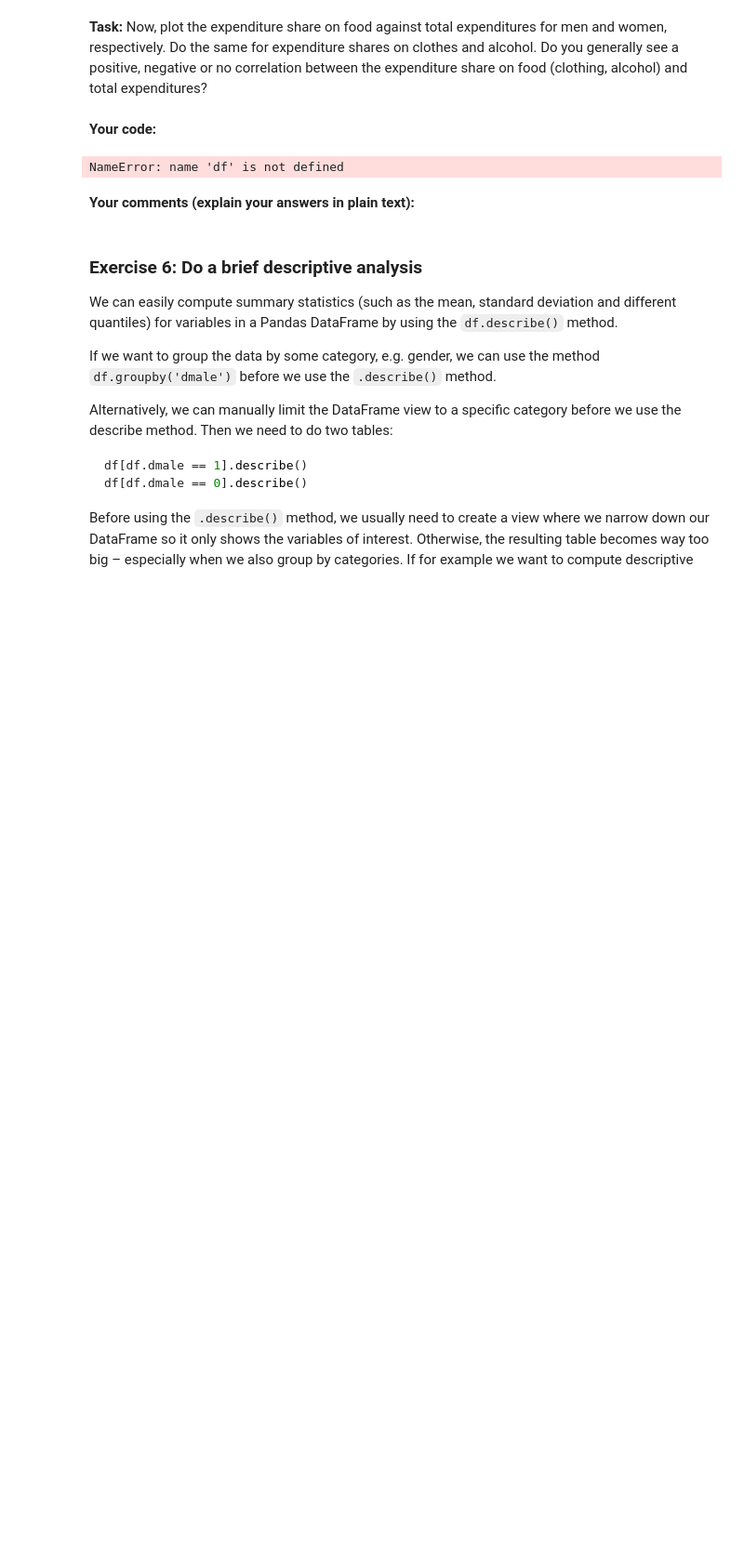
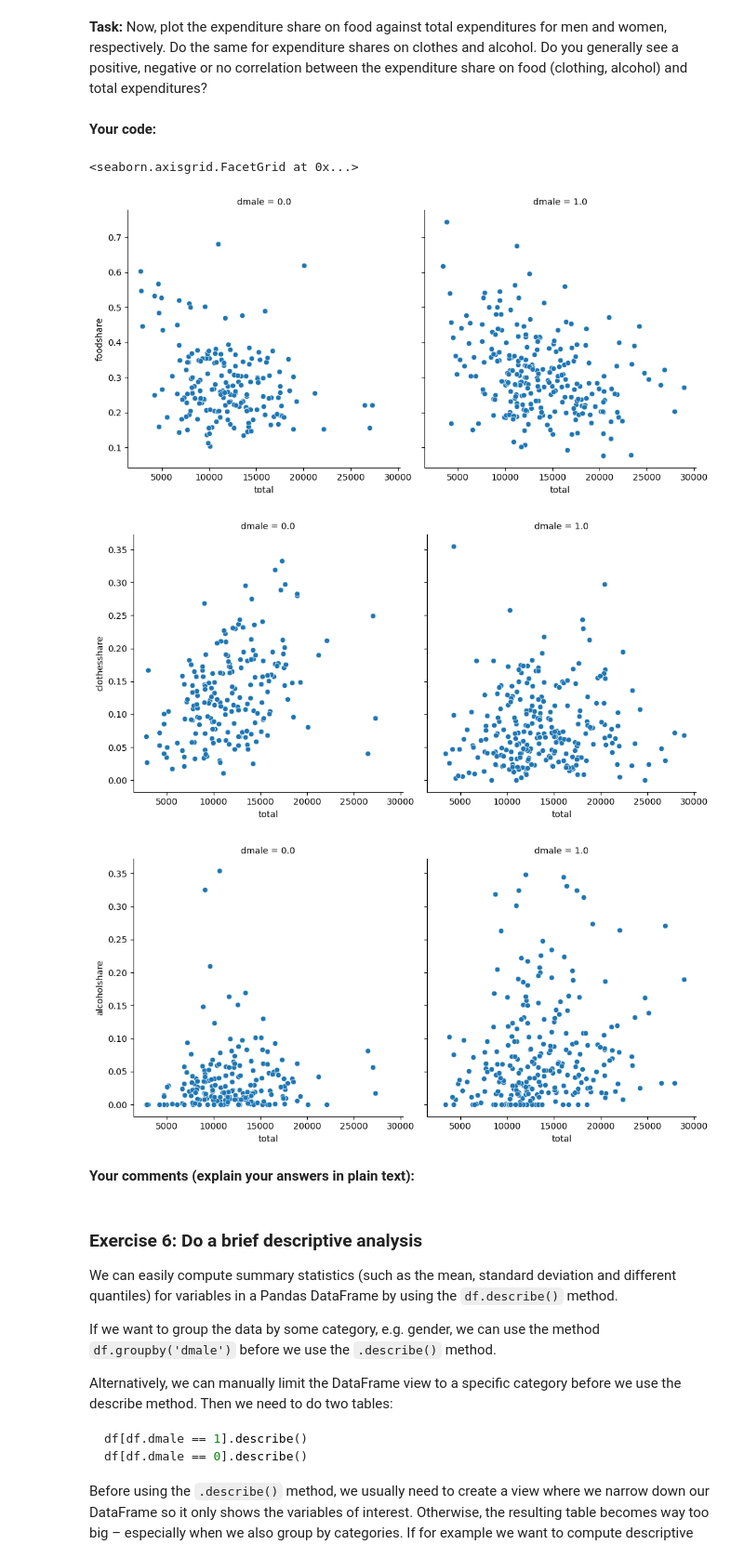
Before and after one commit to claradammazzouzi-sudo/EconometricsA, a Jupyter notebook: 2_class/PS1_Descriptive_Analysis/ex_ante_my_version.ipynb, the cells around one changed output. Shown at 93% size. Cells and saved outputs as stored; diff of their text form; code cells hidden in the pictures; blank space fills up the shorter version.

```diff
--- a/2_class/PS1_Descriptive_Analysis/ex_ante_my_version.ipynb
+++ b/2_class/PS1_Descriptive_Analysis/ex_ante_my_version.ipynb
@@ -349,9 +346,16 @@ share on food (clothing, alcohol) and total expenditures?
 # %%
 import seaborn as sns
 
-sns.relplot(x='xfath',y='food', col='dmale', data=df )
+sns.relplot(y='foodshare', x='total', col='dmale', data=df)
+
+sns.relplot(y='clothesshare', x='total', col='dmale', data=df)
+
+sns.relplot(y='alcoholshare', x='total', col='dmale', data=df)
 # %% [output]
-NameError: name 'df' is not defined
+<seaborn.axisgrid.FacetGrid at 0x...>
+[figure, added]
+[figure, added]
+[figure, added]
 # %% [markdown]
 **Your comments (explain your answers in plain text):**
 # %% [markdown]
```
Also changed, not shown: parts of 1 cell of this notebook, 6 other files.
